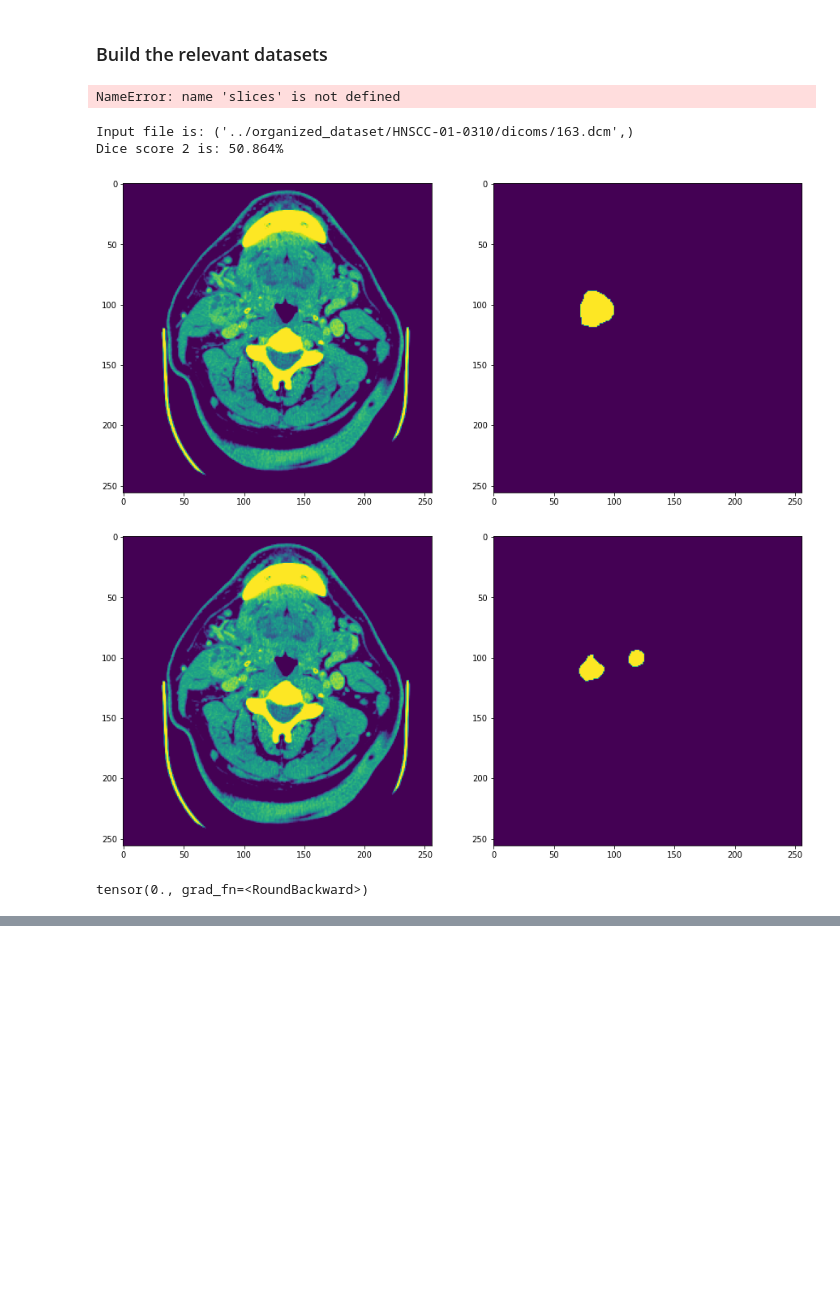
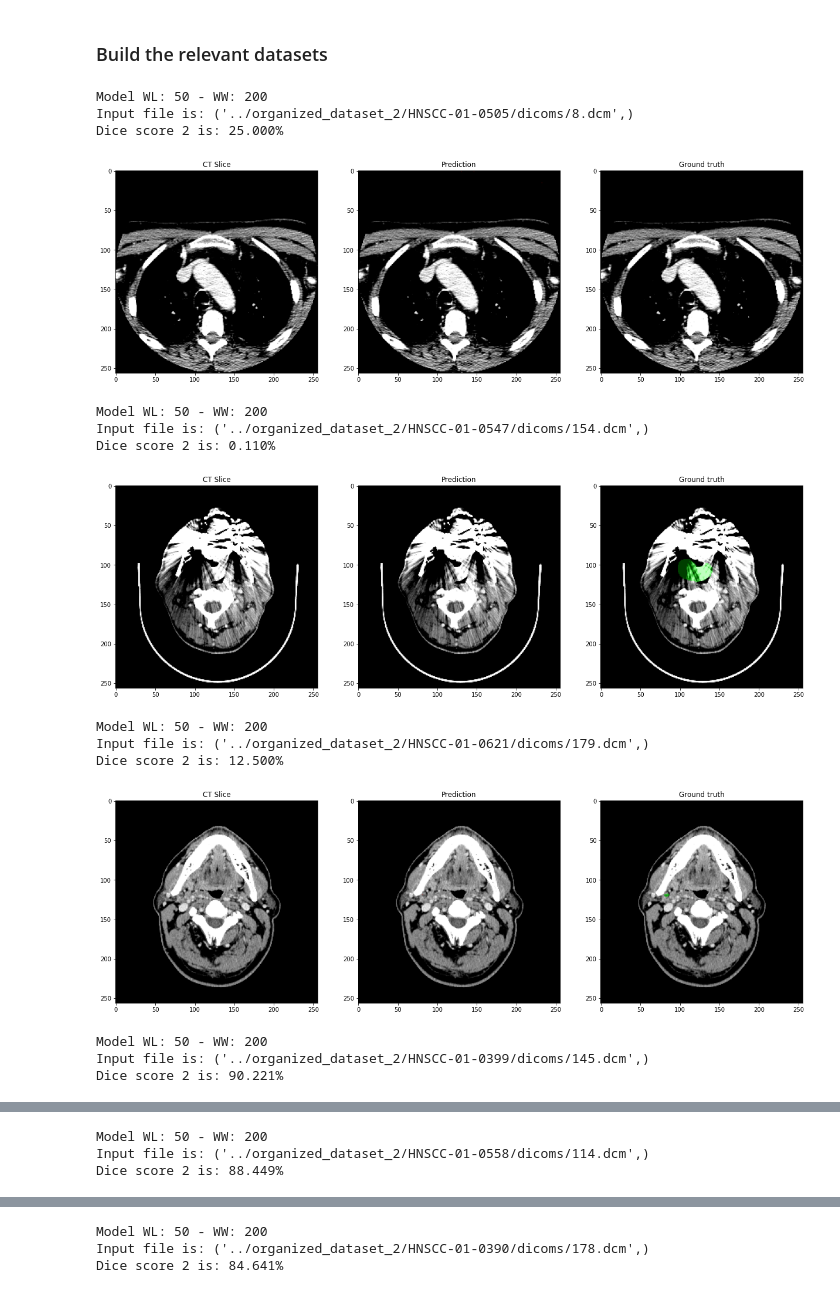
Before and after one commit to hlkaka/imager, a Jupyter notebook: Visualize tests.ipynb, the cells around one changed output, grey strips where cells are left out. Saved outputs shown, nothing was run; the diff lists cells and outputs as text; code cells hidden in the pictures; blank space fills up the shorter version.

Commit message:
Updated the jupyter notebook to have 3 images for output - ct, prediction and mask. Also, changed the method to remove the mask white background on the rest of the image.

```diff
--- a/Visualize tests.ipynb
+++ b/Visualize tests.ipynb
@@ -54,68 +74,62 @@ def to_float(x, **kwargs):
 # %% [markdown]
 ### Create the relevant transforms
 # %%
-_image_transforms = [
-    Window(WL, WW),
-    Imagify(WL, WW),
-    #preprocess_fn,
-    to_float,
-]
-
-_img_mask_tsfm = A.Compose([A.Resize(img_size, img_size)],
+img_mask_tsfm = A.Compose([A.Resize(img_size, img_size)],
             additional_targets={"image1": 'image', "mask1": 'mask'})
-
-image_transforms = transforms.Compose(_image_transforms)
-img_mask_tsfm = A.Compose(_img_mask_tsfm)
 # %% [markdown]
 ### Build the relevant datasets
 # %%
 main_dir = "../model_runs"
-model_name = "2020-07-23-23:46:54"
+model_name = "100_epochs_32_features_unet"
 model_dir = "{}/{}".format(main_dir, model_name)
-checkpoint_f = 'epoch=1.ckpt'
+checkpoint_f = 'epoch=91.ckpt'
 
-dataset = "../organized_dataset"
+dataset = "../organized_dataset_2"
 
 dsm = DatasetManager.load_train_val_test(dataset, "{}/train.txt".format(model_dir), "{}/val.txt".format(model_dir), "{}/test.txt".format(model_dir))
 
 train_dicoms, val_dicoms, test_dicoms = dsm.get_dicoms() # DICOM glob is preset in the class file
 
-test_ds = CTDicomSlices(test_dicoms, preprocessing = image_transforms, img_and_mask_transform = img_mask_tsfm)
+test_ds = CTDicomSlices(test_dicoms, img_and_mask_transform = img_mask_tsfm)
 
 test_dl = DataLoader(test_ds, batch_size=1, num_workers = 0, shuffle=True)
 # %%
-chkpt = "{}/lightning_logs/version_0/checkpoints/{}".format(model_dir, checkpoint_f)
-
-model = UNet_m.load_from_checkpoint(chkpt)
+model = UNet_m.load_from_checkpoint("{}/lightning_logs/version_0/checkpoints/{}".format(model_dir, checkpoint_f))
-# %%
-slices.shape
-# %% [output]
-NameError: name 'slices' is not defined
 # %%
 loss = DiceLoss()
 loss2 = DiceLoss2()
 
-max = 1
+max = 10
 for i, (slices, mask, img_path, slice_n) in enumerate(test_dl):
-    if i >= max:
-        break
+    slices, mask = model.preprocessing(slices, mask, b_h_w_c=True)
 
     y_pred = model(slices)
 
-    mask = mask.type(torch.float32)
+    if (torch.sum(mask) == 0 and torch.sum(torch.round(y_pred)) == 0):
+        max += 1
+        continue
 
+    print("Model WL: {} - WW: {}".format(model.WL, model.WW))
     print("Input file is: {}".format(img_path))
     print("Dice score 2 is: {:.3f}%".format((1 - loss2(torch.round(y_pred[:,0,:,:]), mask)) * 100))
 
-    #print(y_pred.shape)
-    #print(mask[0].shape)
-    plot_img_and_mask(slices[0,:,:,1], mask[0], slice_n)
-    plot_img_and_mask(slices[0,:,:,1], torch.round(y_pred[0,0,:,:].detach()), slice_n)
+    plot_img_and_mask(slices[0,1,:,:], torch.round(y_pred[0,0,:,:].detach()), mask[0], slice_n)
 
-    print(torch.round(y_pred[0, 0, 10, 10]))
+    if i >= max:
+        break
 # %% [output]
-Input file is: ('../organized_dataset/HNSCC-01-0310/dicoms/163.dcm',)
-Dice score 2 is: 50.864%
+Model WL: 50 - WW: 200
+Input file is: ('../organized_dataset_2/HNSCC-01-0505/dicoms/8.dcm',)
+Dice score 2 is: 25.000%
-[figure, old version]
+[figure, new version]
+Model WL: 50 - WW: 200
+Input file is: ('../organized_dataset_2/HNSCC-01-0547/dicoms/154.dcm',)
+Dice score 2 is: 0.110%
-[figure, old version]
+[figure, new version]
-tensor(0., grad_fn=<RoundBackward>)
+Model WL: 50 - WW: 200
+Input file is: ('../organized_dataset_2/HNSCC-01-0621/dicoms/179.dcm',)
+Dice score 2 is: 12.500%
+[figure, added]
+Model WL: 50 - WW: 200
+Input file is: ('../organized_dataset_2/HNSCC-01-0399/dicoms/145.dcm',)
+Dice score 2 is: 90.221%
@@ -121,0 +137,3 @@ tensor(0., grad_fn=<RoundBackward>)
+Model WL: 50 - WW: 200
+Input file is: ('../organized_dataset_2/HNSCC-01-0558/dicoms/114.dcm',)
+Dice score 2 is: 88.449%
@@ -121,0 +141,3 @@ tensor(0., grad_fn=<RoundBackward>)
+Model WL: 50 - WW: 200
+Input file is: ('../organized_dataset_2/HNSCC-01-0390/dicoms/178.dcm',)
+Dice score 2 is: 84.641%
```
Also changed, not shown: parts of 4 cells of this notebook.
